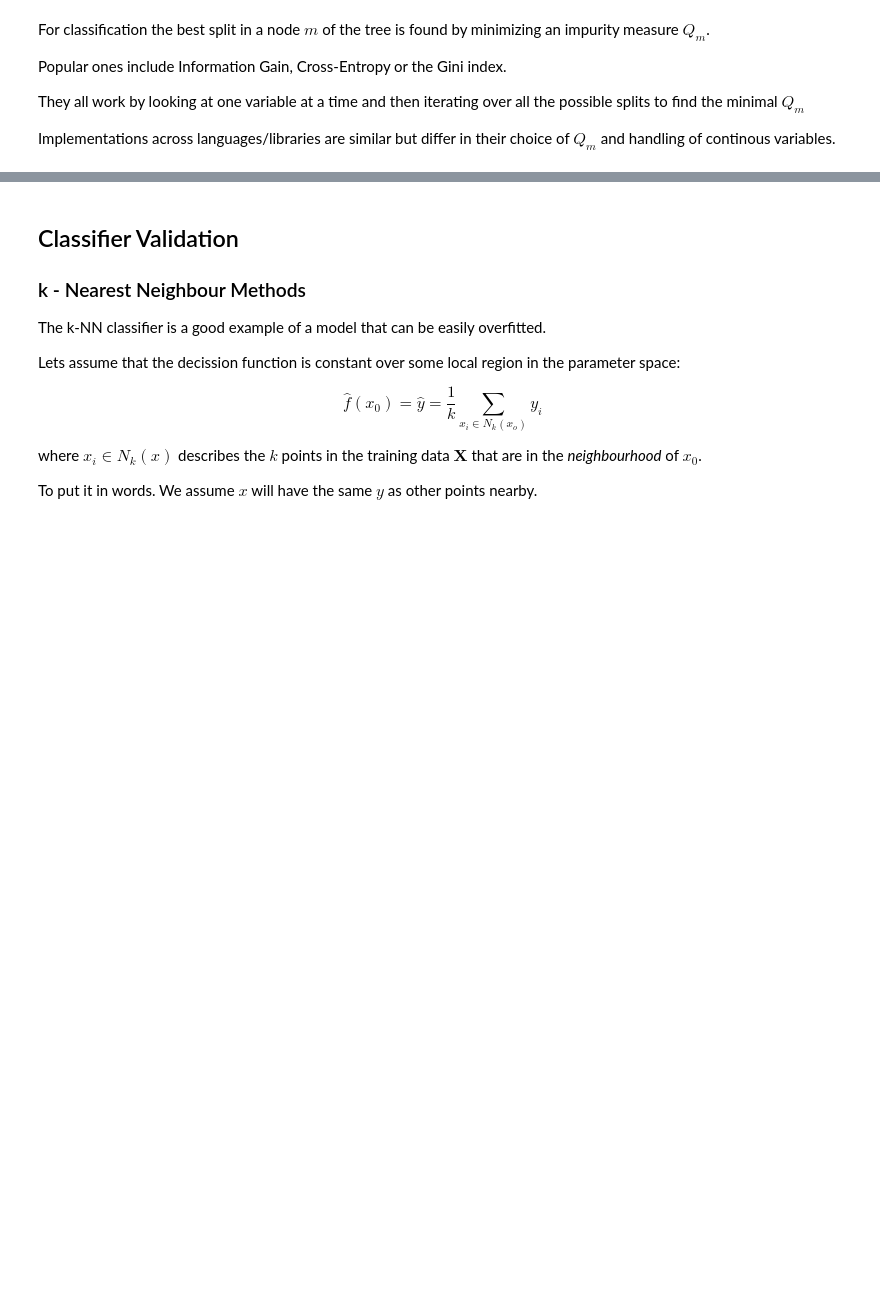
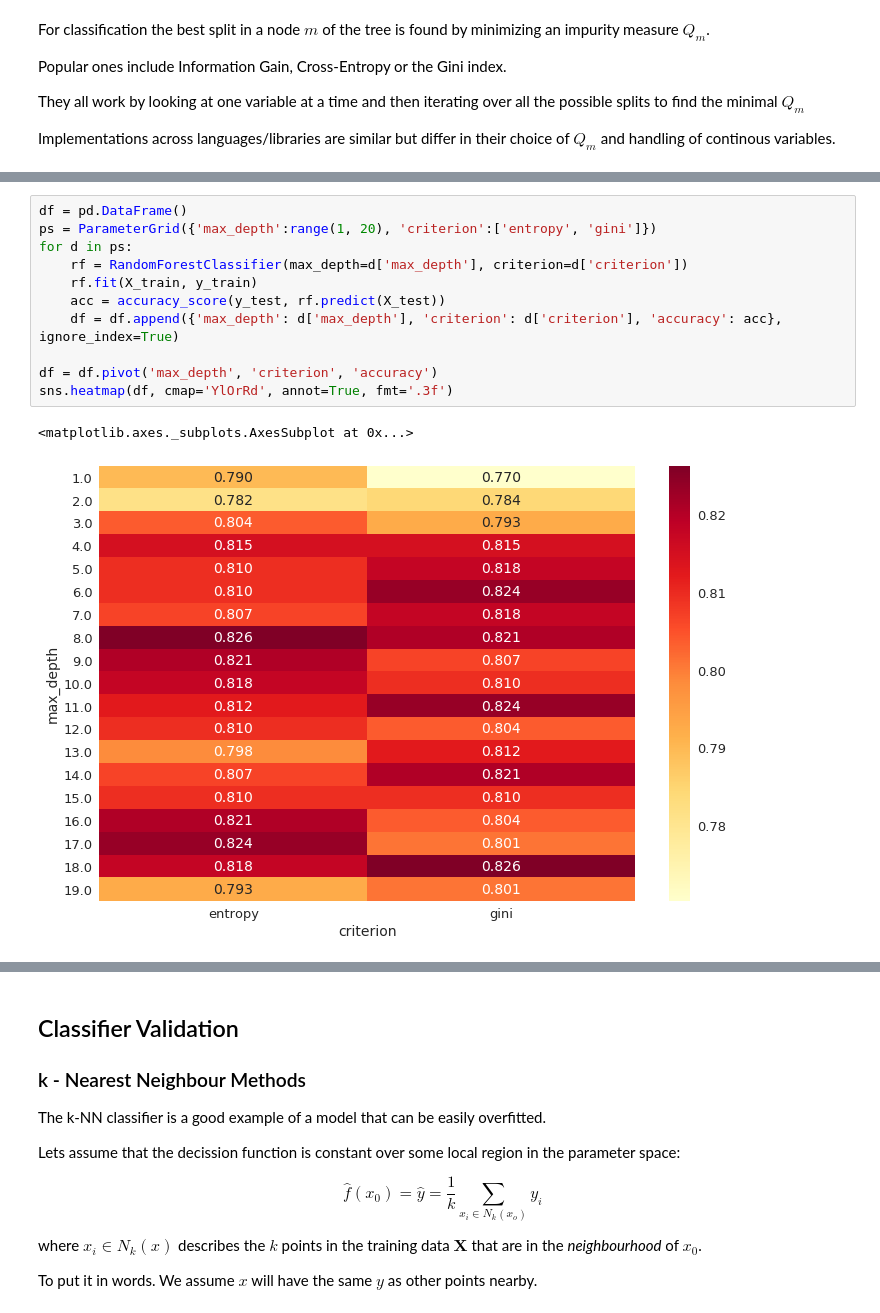
Before and after one commit to ftorradeflot/PythonMasterIFAE, a Jupyter notebook: MachineLearning_messed.ipynb, the cells around one changed output, grey strips where cells are left out. Cells and saved outputs as stored; diff of their text form; blank space fills up the shorter version.

```diff
--- a/MachineLearning_messed.ipynb
+++ b/MachineLearning_messed.ipynb
@@ -632,0 +762,14 @@ DecisionTreeClassifier(class_weight=None, criterion='entropy', max_depth=3,
+# %%
+df = pd.DataFrame()
+ps = ParameterGrid({'max_depth':range(1, 20), 'criterion':['entropy', 'gini']})
+for d in ps:
+    rf = RandomForestClassifier(max_depth=d['max_depth'], criterion=d['criterion'])
+    rf.fit(X_train, y_train)
+    acc = accuracy_score(y_test, rf.predict(X_test))
+    df = df.append({'max_depth': d['max_depth'], 'criterion': d['criterion'], 'accuracy': acc}, ignore_index=True)
+
+df = df.pivot('max_depth', 'criterion', 'accuracy')
+sns.heatmap(df, cmap='YlOrRd', annot=True, fmt='.3f')
+# %% [output]
+<matplotlib.axes._subplots.AxesSubplot at 0x...>
+[figure, added]
```
Also changed, not shown: parts of 55 cells of this notebook.
